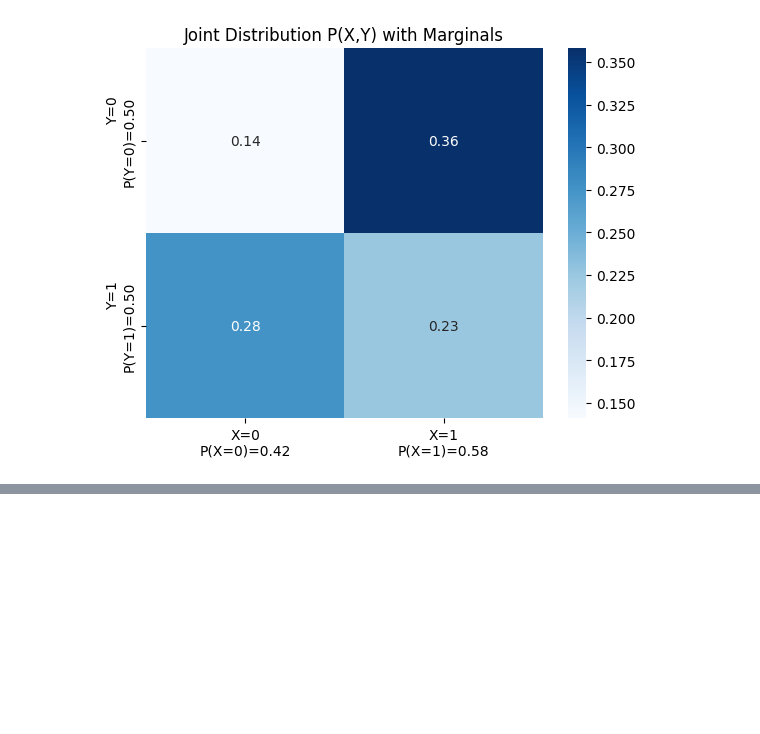
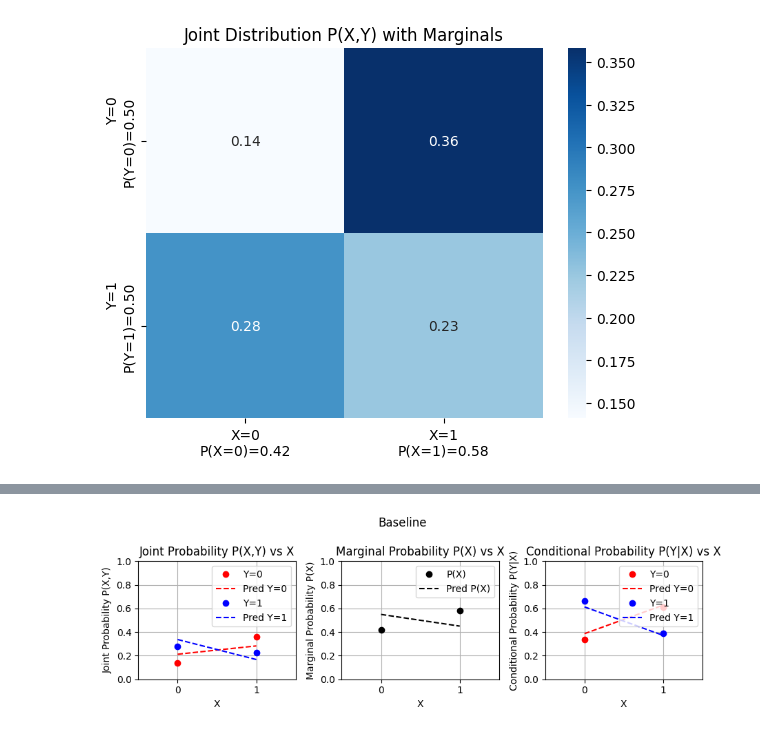
Before and after one commit to EWitting/DSAIT4205-control-dataset, a Jupyter notebook: main.ipynb, the cells around one changed output, grey strips where cells are left out. Saved outputs shown, nothing was run; the diff lists cells and outputs as text; code cells hidden in the pictures; blank space fills up the shorter version.

```diff
--- a/main.ipynb
+++ b/main.ipynb
@@ -77,0 +122,30 @@ plt.show()
+# %%
+def show_model_properties(model, title=''):
+    # Using the energy based interpretation that logits f(x,y) are -E(x,y)
+    # P(x,y) = exp(-E(x,y)) / Z
+    # P(x) = sum_y P(x,y)
+    # P(y|x) = exp(-E(x,y)) / Z (softmax)
+
+    with torch.no_grad():
+        logits = model(torch.Tensor([[0],[1]]).float()) # Shape is (2,2) or (N_FEATURES, N_CLASSES)
+        energy = -logits
+        exps = torch.exp(-energy)
+        pred_joint = exps / exps.sum(dim=(0,1))
+        pred_cond = exps / exps.sum(dim=1, keepdim=True)
+        pred_marginal = pred_joint.sum(dim=1)
+
+    # Example usage with subplots
+    fig, axes = plt.subplots(1, 3, figsize=(9, 3))
+
+    show(data_distr, axes[0], plot_type='joint', preds=pred_joint.numpy().squeeze().T)
+    show(data_distr, axes[1], plot_type='marginal', preds=pred_marginal.numpy().squeeze())
+    show(data_distr, axes[2], plot_type='conditional', preds=pred_cond.numpy().squeeze().T)
+
+    fig.suptitle(title)
+    plt.tight_layout()
+    plt.savefig(f'figs/triple_plot_{title}.png')
+    plt.show()
+
+show_model_properties(model, title='Baseline')
+# %% [output]
+[figure, added]
```
Also changed, not shown: parts of 6 cells of this notebook, 6 other files.
